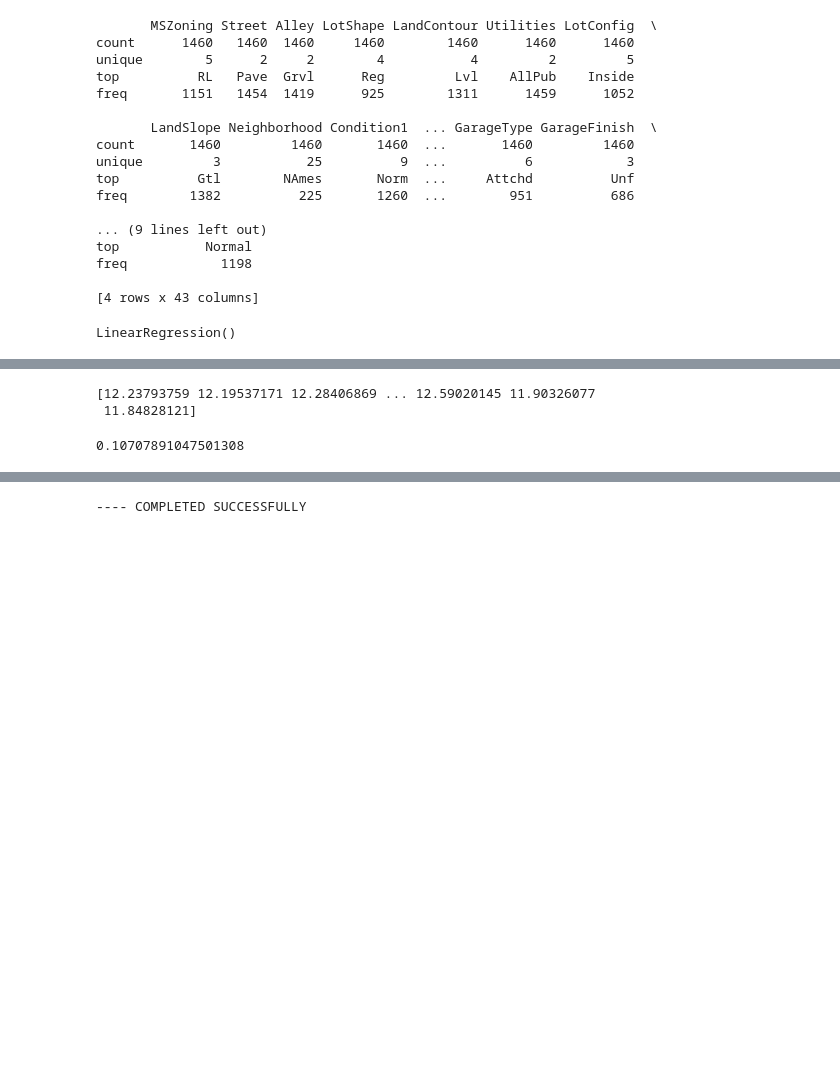
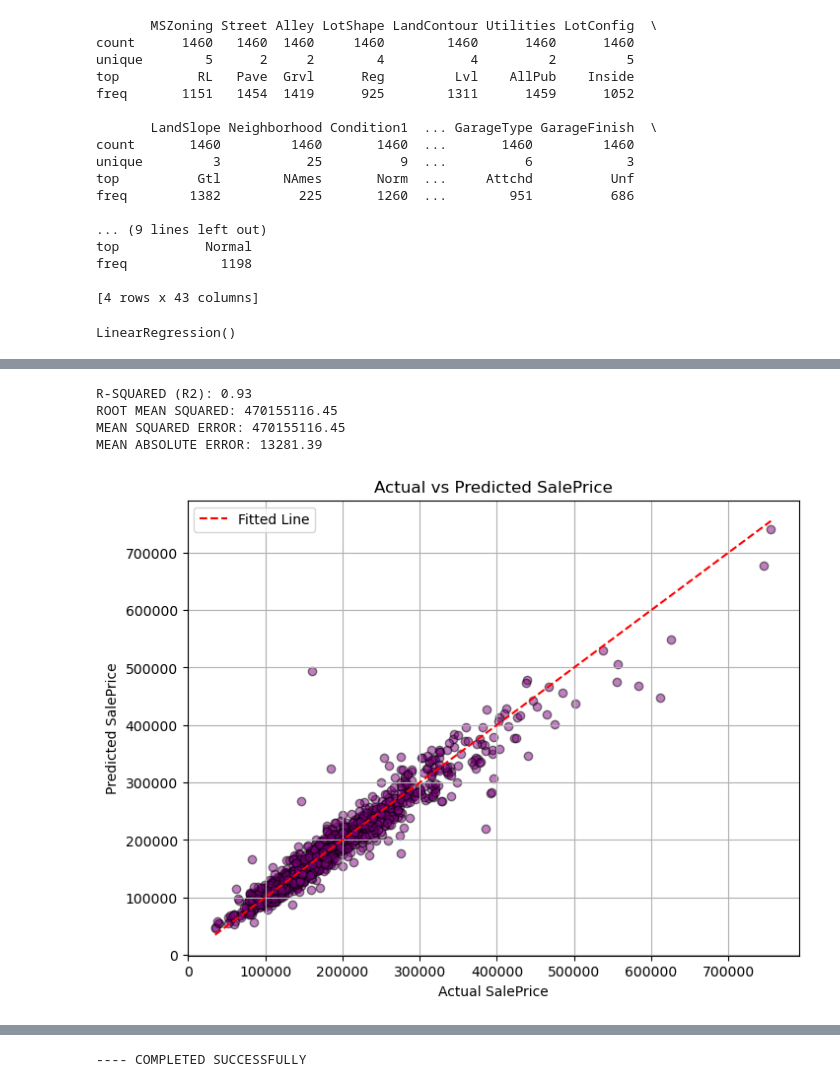
Before and after one commit to KailieField/comp3122_assignment3, a Jupyter notebook: assignment3.ipynb, the cells around one changed output, grey strips where cells are left out. Drawn from its saved outputs; the diff is of its cells as text; code cells hidden in the pictures; blank space fills up the shorter version.

```diff
--- a/assignment3.ipynb
+++ b/assignment3.ipynb
@@ -146,16 +211,40 @@ print(predictions)
 # %%
 #---- STEP 6: EVALUATING MODEL
+
+#---- Prediction on Training Data
 log_y_train_pred = model.predict(X_train)
 y_train_pred = np.exp(log_y_train_pred)
-print(y_train_pred)
+
+#---- REGRESSION METRICS
+r2 = r2_score(house_train['SalePrice'], y_train_pred)
+mean_squared = mean_squared_error(house_train['SalePrice'], y_train_pred)
+mean_absolute = mean_absolute_error(house_train['SalePrice'], y_train_pred)
+root_mean_squared = np.sqrt(mean_squared_error(house_train['SalePrice'], y_train_pred))
+
+#---- VISUALIZING METRICS
+print(f"R-SQUARED (R2): {r2:.2f}")
+print(f"ROOT MEAN SQUARED: {mean_squared:.2f}")
+print(f"MEAN SQUARED ERROR: {mean_squared:.2f}")
+print(f"MEAN ABSOLUTE ERROR: {mean_absolute:.2f}")
+
+#---- VISUALIZING ACTUAL VS. PREDICTED SALE PRICE
+plt.figure(figsize=(8,6))
+plt.scatter(house_train['SalePrice'], y_train_pred, alpha=0.5, color='purple', edgecolor='black')
+plt.plot([house_train['SalePrice'].min(), house_train['SalePrice'].max()],
+         [house_train['SalePrice'].min(), house_train['SalePrice'].max()],
+         color='red', linestyle='--', label='Fitted Line')
+plt.title('Actual vs Predicted SalePrice')
+plt.xlabel('Actual SalePrice')
+plt.ylabel('Predicted SalePrice')
+plt.legend()
+plt.grid(True)
+plt.show()
 # %% [output]
-[12.23793759 12.19537171 12.28406869 ... 12.59020145 11.90326077
- 11.84828121]
+R-SQUARED (R2): 0.93
+ROOT MEAN SQUARED: 470155116.45
+MEAN SQUARED ERROR: 470155116.45
+MEAN ABSOLUTE ERROR: 13281.39
+[figure, added]
-# %%
-rsme = np.sqrt(mean_squared_error(house_train['SalePrice'], y_train_pred))
-print(rsme)
-# %% [output]
-0.10707891047501308
 # %%
 #---- FURTHER VISUALIZATIONS
 plt.figure(figsize=(8,6))
```
Also changed, not shown: parts of 7 cells of this notebook, 1 other file.
